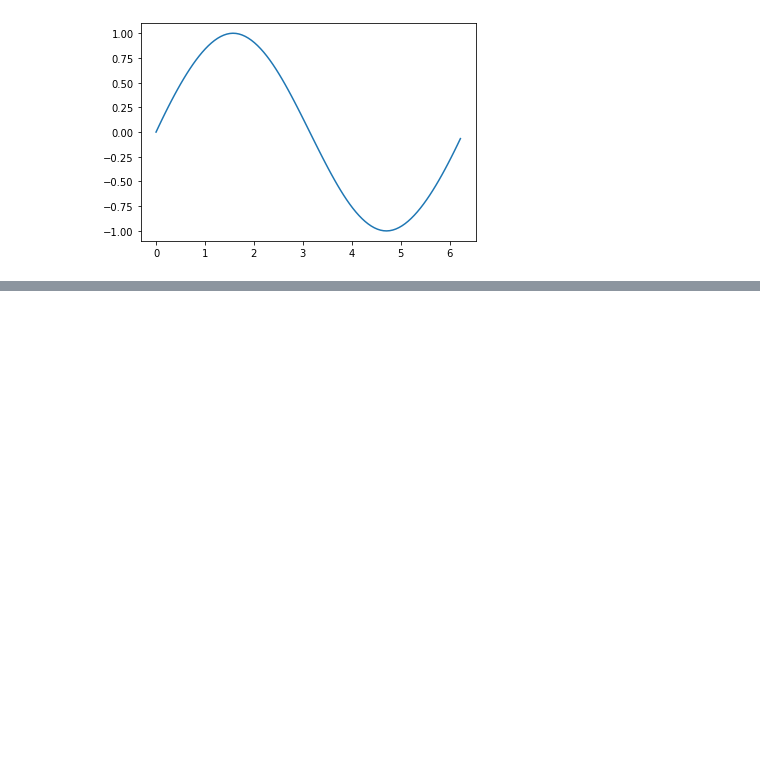
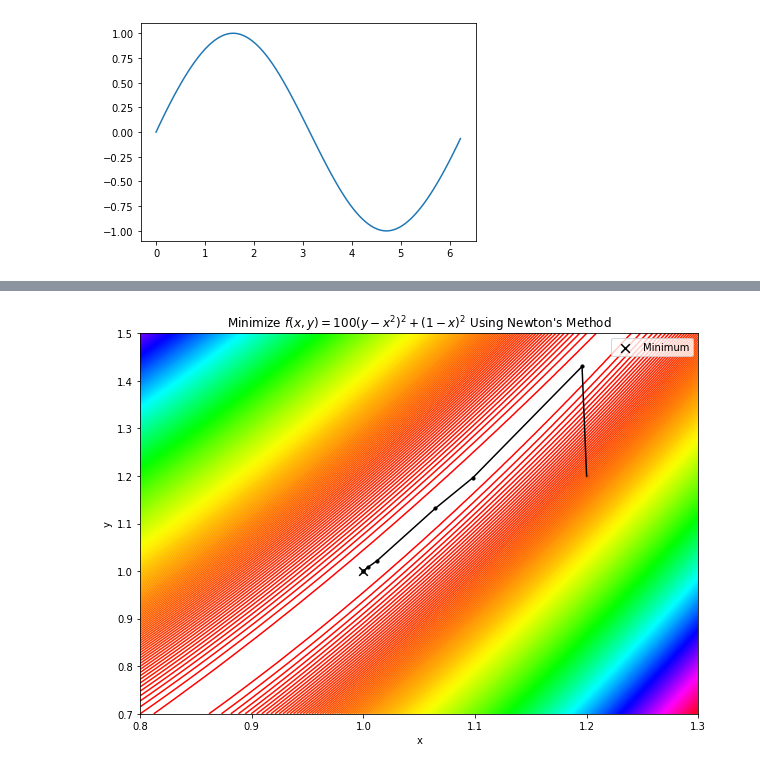
Before and after one commit to wpmcgrath95/MATH-693A-Advanced-Numerical-Methods, a Jupyter notebook: python/homework2.ipynb, the cells around one changed output, grey strips where cells are left out. Saved outputs shown, nothing was run; the diff lists cells and outputs as text; code cells hidden in the pictures; blank space fills up the shorter version.

```diff
--- a/python/homework2.ipynb
+++ b/python/homework2.ipynb
@@ -95,0 +302,4 @@ def strong_wolfe_conditions(objective_func, xbar_trans, alpha, pbar_k):
+# %%
+nm_df = newton_method([1.2, 1.2], objective_func, gradient, hessian, 10**-8)
+nm_xbar_list = nm_df['xbar'].to_list()
+nm_df
@@ -95,0 +357,12 @@ def strong_wolfe_conditions(objective_func, xbar_trans, alpha, pbar_k):
+# %%
+# plot objective function
+contourplot(objective_func, [0.8, 1.3], [0.7, 1.5], "Newton's Method")
+
+# plot random iterations
+for pt in nm_xbar_list:
+    plt.scatter(pt[0], pt[1], marker='o', s=10, color='black');
+
+for i in range(1, len(nm_xbar_list)):
+    plt.plot((nm_xbar_list[i-1][0], nm_xbar_list[i][0]), (nm_xbar_list[i-1][1], nm_xbar_list[i][1]), color='black');
+# %% [output]
+[figure, added]
```
Also changed, not shown: parts of 28 cells of this notebook.
